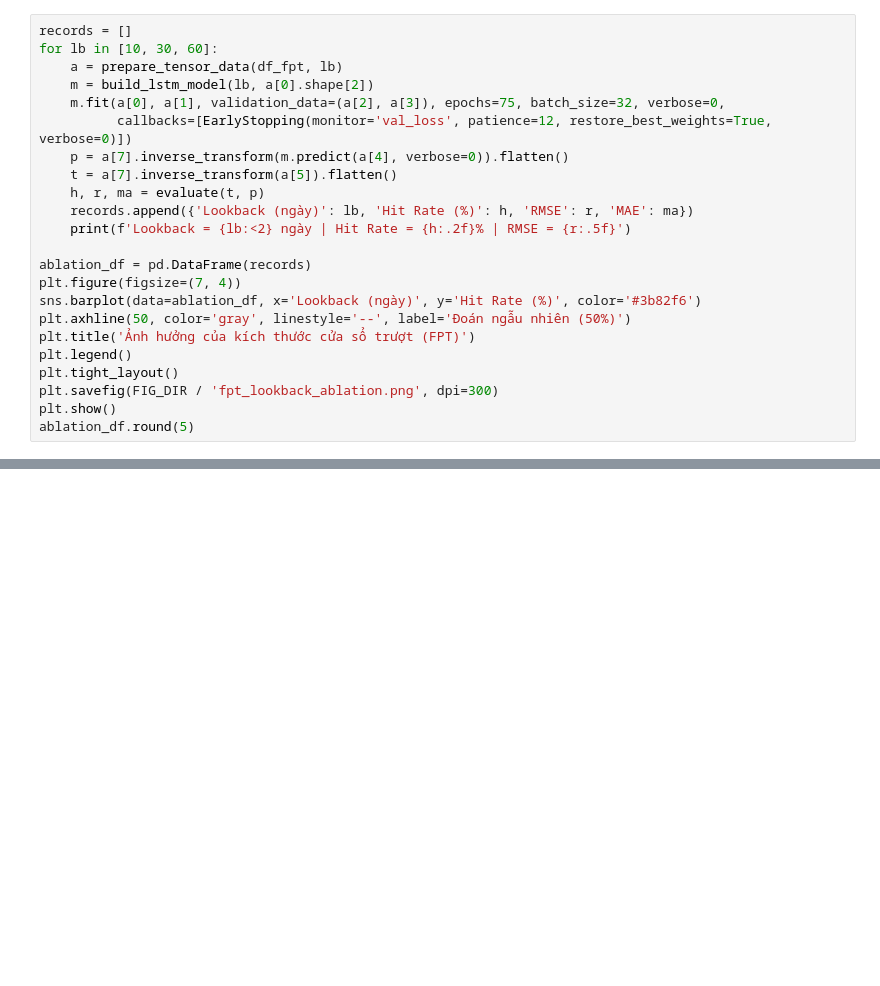
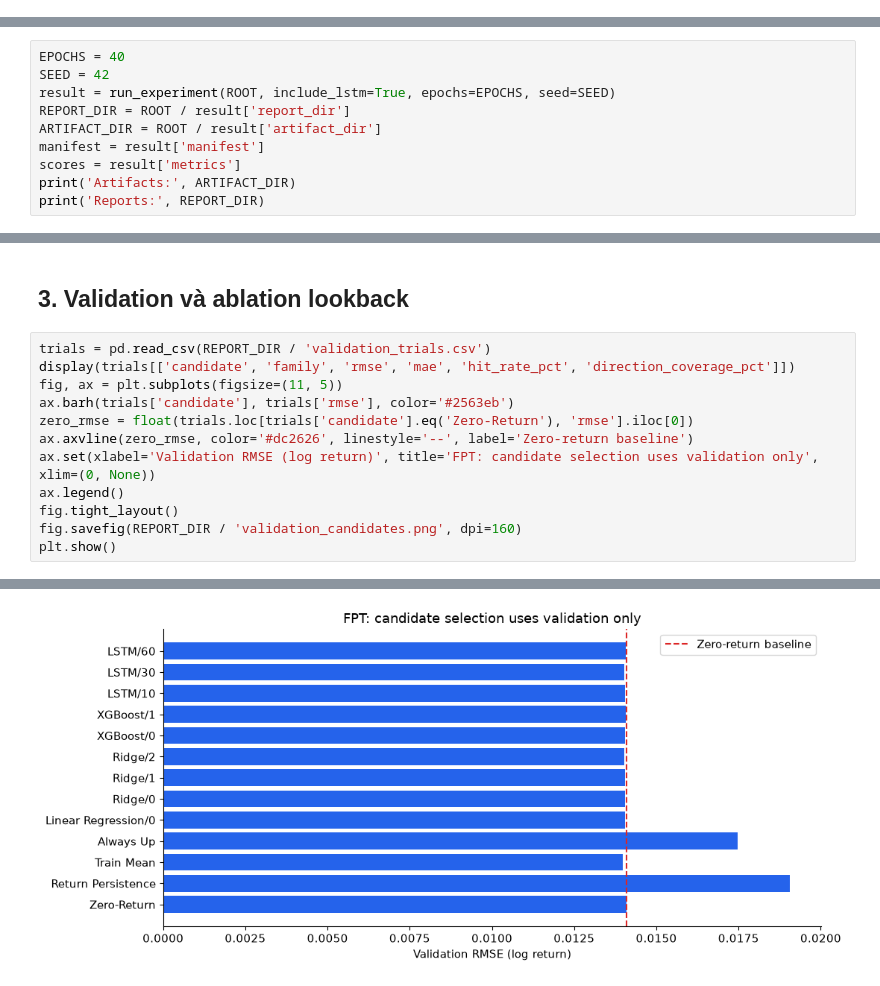
Before and after one commit to PhucTruong11/FPT_Stock_Forecasting, a Jupyter notebook: notebooks/02_train_deep_learning_fpt.ipynb, the cells around one changed output, grey strips where cells are left out. Cells and saved outputs as stored; diff of their text form; blank space fills up the shorter version.

```diff
--- a/notebooks/02_train_deep_learning_fpt.ipynb
+++ b/notebooks/02_train_deep_learning_fpt.ipynb
@@ -142,23 +16,0 @@ plt.show()
-# %%
-records = []
-for lb in [10, 30, 60]:
-    a = prepare_tensor_data(df_fpt, lb)
-    m = build_lstm_model(lb, a[0].shape[2])
-    m.fit(a[0], a[1], validation_data=(a[2], a[3]), epochs=75, batch_size=32, verbose=0,
-          callbacks=[EarlyStopping(monitor='val_loss', patience=12, restore_best_weights=True, verbose=0)])
-    p = a[7].inverse_transform(m.predict(a[4], verbose=0)).flatten()
-    t = a[7].inverse_transform(a[5]).flatten()
-    h, r, ma = evaluate(t, p)
-    records.append({'Lookback (ngày)': lb, 'Hit Rate (%)': h, 'RMSE': r, 'MAE': ma})
-    print(f'Lookback = {lb:<2} ngày | Hit Rate = {h:.2f}% | RMSE = {r:.5f}')
-
-ablation_df = pd.DataFrame(records)
-plt.figure(figsize=(7, 4))
-sns.barplot(data=ablation_df, x='Lookback (ngày)', y='Hit Rate (%)', color='#3b82f6')
-plt.axhline(50, color='gray', linestyle='--', label='Đoán ngẫu nhiên (50%)')
-plt.title('Ảnh hưởng của kích thước cửa sổ trượt (FPT)')
-plt.legend()
-plt.tight_layout()
-plt.savefig(FIG_DIR / 'fpt_lookback_ablation.png', dpi=300)
-plt.show()
-ablation_df.round(5)
@@ -171,0 +89,10 @@ print('Đã lưu mô hình mặc định vào', DL_DIR)
+# %%
+EPOCHS = 40
+SEED = 42
+result = run_experiment(ROOT, include_lstm=True, epochs=EPOCHS, seed=SEED)
+REPORT_DIR = ROOT / result['report_dir']
+ARTIFACT_DIR = ROOT / result['artifact_dir']
+manifest = result['manifest']
+scores = result['metrics']
+print('Artifacts:', ARTIFACT_DIR)
+print('Reports:', REPORT_DIR)
@@ -171,0 +117,15 @@ print('Đã lưu mô hình mặc định vào', DL_DIR)
+# %% [markdown]
+## 3. Validation và ablation lookback
+# %%
+trials = pd.read_csv(REPORT_DIR / 'validation_trials.csv')
+display(trials[['candidate', 'family', 'rmse', 'mae', 'hit_rate_pct', 'direction_coverage_pct']])
+fig, ax = plt.subplots(figsize=(11, 5))
+ax.barh(trials['candidate'], trials['rmse'], color='#2563eb')
+zero_rmse = float(trials.loc[trials['candidate'].eq('Zero-Return'), 'rmse'].iloc[0])
+ax.axvline(zero_rmse, color='#dc2626', linestyle='--', label='Zero-return baseline')
+ax.set(xlabel='Validation RMSE (log return)', title='FPT: candidate selection uses validation only', xlim=(0, None))
+ax.legend()
+fig.tight_layout()
+fig.savefig(REPORT_DIR / 'validation_candidates.png', dpi=160)
+plt.show()
+# %% [output]
@@ -171,0 +146 @@ print('Đã lưu mô hình mặc định vào', DL_DIR)
+[figure, added]
```
Also changed, not shown: parts of 29 cells of this notebook, 54 other files.
